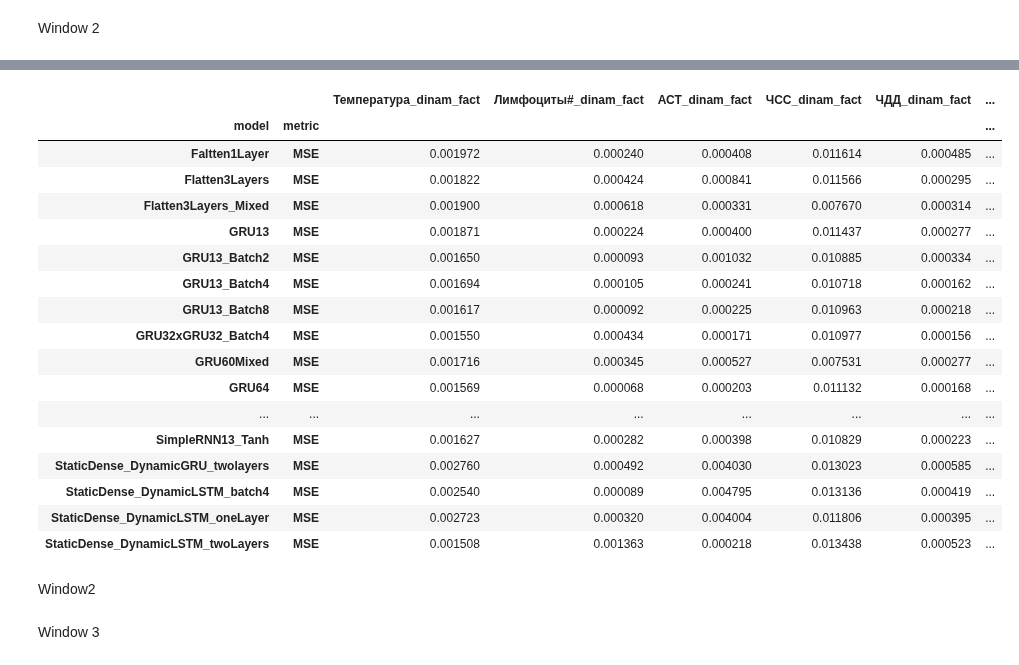
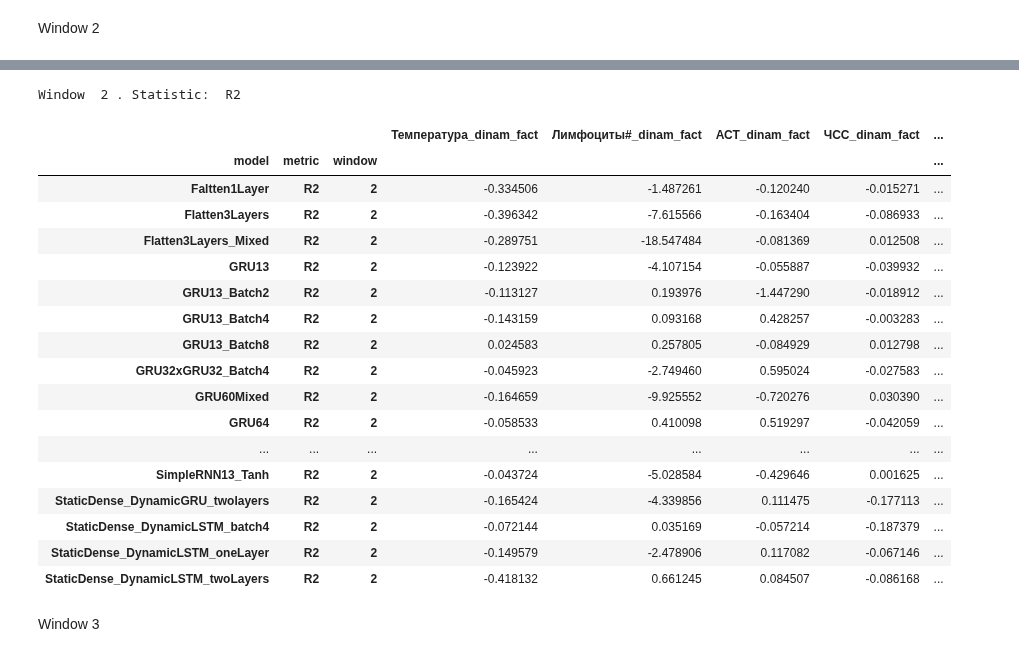
Before and after one commit to geniusserg/CovidPredict, a Jupyter notebook: report.ipynb, the cells around one changed output, grey strips where cells are left out. Saved outputs shown, nothing was run; the diff lists cells and outputs as text; code cells hidden in the pictures.

Commit message:
Report tables are ready

```diff
--- a/report.ipynb
+++ b/report.ipynb
@@ -53,25 +98,24 @@ Window 2
 # %%
-report(2, "MSE")
+report(2, "R2")
 # %% [output]
+Window  2 . Statistic:  R2
-|  |  | Температура_dinam_fact | Лимфоциты#_dinam_fact | АСТ_dinam_fact | ЧСС_dinam_fact | ЧДД_dinam_fact | ... |
-| model | metric |  |  |  |  |  | ... |
-| Faltten1Layer | MSE | 0.001972 | 0.000240 | 0.000408 | 0.011614 | 0.000485 | ... |
-| Flatten3Layers | MSE | 0.001822 | 0.000424 | 0.000841 | 0.011566 | 0.000295 | ... |
-| Flatten3Layers_Mixed | MSE | 0.001900 | 0.000618 | 0.000331 | 0.007670 | 0.000314 | ... |
-| GRU13 | MSE | 0.001871 | 0.000224 | 0.000400 | 0.011437 | 0.000277 | ... |
-| GRU13_Batch2 | MSE | 0.001650 | 0.000093 | 0.001032 | 0.010885 | 0.000334 | ... |
-| GRU13_Batch4 | MSE | 0.001694 | 0.000105 | 0.000241 | 0.010718 | 0.000162 | ... |
-| GRU13_Batch8 | MSE | 0.001617 | 0.000092 | 0.000225 | 0.010963 | 0.000218 | ... |
-| GRU32xGRU32_Batch4 | MSE | 0.001550 | 0.000434 | 0.000171 | 0.010977 | 0.000156 | ... |
-| GRU60Mixed | MSE | 0.001716 | 0.000345 | 0.000527 | 0.007531 | 0.000277 | ... |
-| GRU64 | MSE | 0.001569 | 0.000068 | 0.000203 | 0.011132 | 0.000168 | ... |
+|  |  |  | Температура_dinam_fact | Лимфоциты#_dinam_fact | АСТ_dinam_fact | ЧСС_dinam_fact | ... |
+| model | metric | window |  |  |  |  | ... |
+| Faltten1Layer | R2 | 2 | -0.334506 | -1.487261 | -0.120240 | -0.015271 | ... |
+| Flatten3Layers | R2 | 2 | -0.396342 | -7.615566 | -0.163404 | -0.086933 | ... |
+| Flatten3Layers_Mixed | R2 | 2 | -0.289751 | -18.547484 | -0.081369 | 0.012508 | ... |
+| GRU13 | R2 | 2 | -0.123922 | -4.107154 | -0.055887 | -0.039932 | ... |
+| GRU13_Batch2 | R2 | 2 | -0.113127 | 0.193976 | -1.447290 | -0.018912 | ... |
+| GRU13_Batch4 | R2 | 2 | -0.143159 | 0.093168 | 0.428257 | -0.003283 | ... |
+| GRU13_Batch8 | R2 | 2 | 0.024583 | 0.257805 | -0.084929 | 0.012798 | ... |
+| GRU32xGRU32_Batch4 | R2 | 2 | -0.045923 | -2.749460 | 0.595024 | -0.027583 | ... |
+| GRU60Mixed | R2 | 2 | -0.164659 | -9.925552 | -0.720276 | 0.030390 | ... |
+| GRU64 | R2 | 2 | -0.058533 | 0.410098 | 0.519297 | -0.042059 | ... |
 | ... | ... | ... | ... | ... | ... | ... | ... |
-| SimpleRNN13_Tanh | MSE | 0.001627 | 0.000282 | 0.000398 | 0.010829 | 0.000223 | ... |
-| StaticDense_DynamicGRU_twolayers | MSE | 0.002760 | 0.000492 | 0.004030 | 0.013023 | 0.000585 | ... |
-| StaticDense_DynamicLSTM_batch4 | MSE | 0.002540 | 0.000089 | 0.004795 | 0.013136 | 0.000419 | ... |
-| StaticDense_DynamicLSTM_oneLayer | MSE | 0.002723 | 0.000320 | 0.004004 | 0.011806 | 0.000395 | ... |
-| StaticDense_DynamicLSTM_twoLayers | MSE | 0.001508 | 0.001363 | 0.000218 | 0.013438 | 0.000523 | ... |
+| SimpleRNN13_Tanh | R2 | 2 | -0.043724 | -5.028584 | -0.429646 | 0.001625 | ... |
+| StaticDense_DynamicGRU_twolayers | R2 | 2 | -0.165424 | -4.339856 | 0.111475 | -0.177113 | ... |
+| StaticDense_DynamicLSTM_batch4 | R2 | 2 | -0.072144 | 0.035169 | -0.057214 | -0.187379 | ... |
+| StaticDense_DynamicLSTM_oneLayer | R2 | 2 | -0.149579 | -2.478906 | 0.117082 | -0.067146 | ... |
+| StaticDense_DynamicLSTM_twoLayers | R2 | 2 | -0.418132 | 0.661245 | 0.084507 | -0.086168 | ... |
-# %% [markdown]
-Window2
 # %% [markdown]
 Window 3
```
Also changed, not shown: parts of 12 cells of this notebook, 2 other files.
